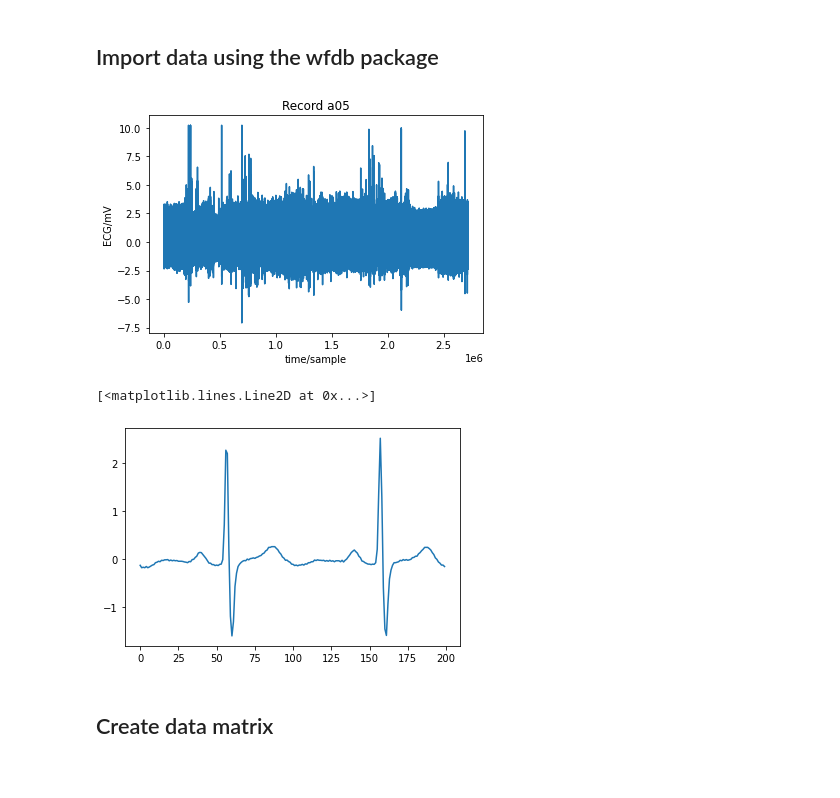
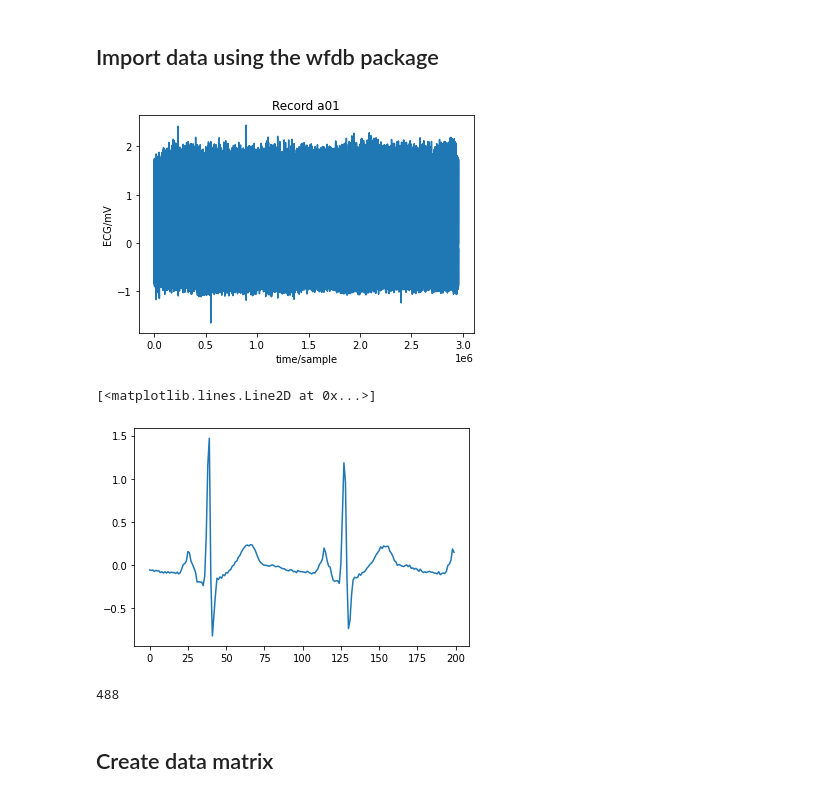
Before and after one commit to agarwalmanvi/cnn_graph, a Jupyter notebook: apnea.ipynb, the cells around one changed output. Saved outputs shown, nothing was run; the diff lists cells and outputs as text; code cells hidden in the pictures.

```diff
--- a/apnea.ipynb
+++ b/apnea.ipynb
@@ -11,16 +12,16 @@ import matplotlib.pyplot as plt
 import wfdb
 # %%
 # Read in a recording, plot it, and show its dictionary.
-record = wfdb.rdrecord('a05')
-wfdb.plot_wfdb(record=record, title='Record a05')
+record = wfdb.rdrecord('./data/a01')
+wfdb.plot_wfdb(record=record, title='Record a01')
 #display(record.__dict__)
 # %% [output]
-[figure, old version]
+[figure, new version]
 # %%
 # Alternatively, convert signal to numpy array and plot only a part of it.
 plt.plot(record.__dict__['p_signal'][:200])
 # %% [output]
 [<matplotlib.lines.Line2D at 0x...>]
-[figure, old version]
+[figure, new version]
 # %%
 # Read in annotations.
@@ -28 +29,5 @@ annotation = wfdb.rdann('a05', 'apn')
 #print(annotation.__dict__)
+# %%
+len(annotation.__dict__["sample"]) - 1
+# %% [output]
+488
```
Also changed, not shown: parts of 9 cells of this notebook, 7 other files.
